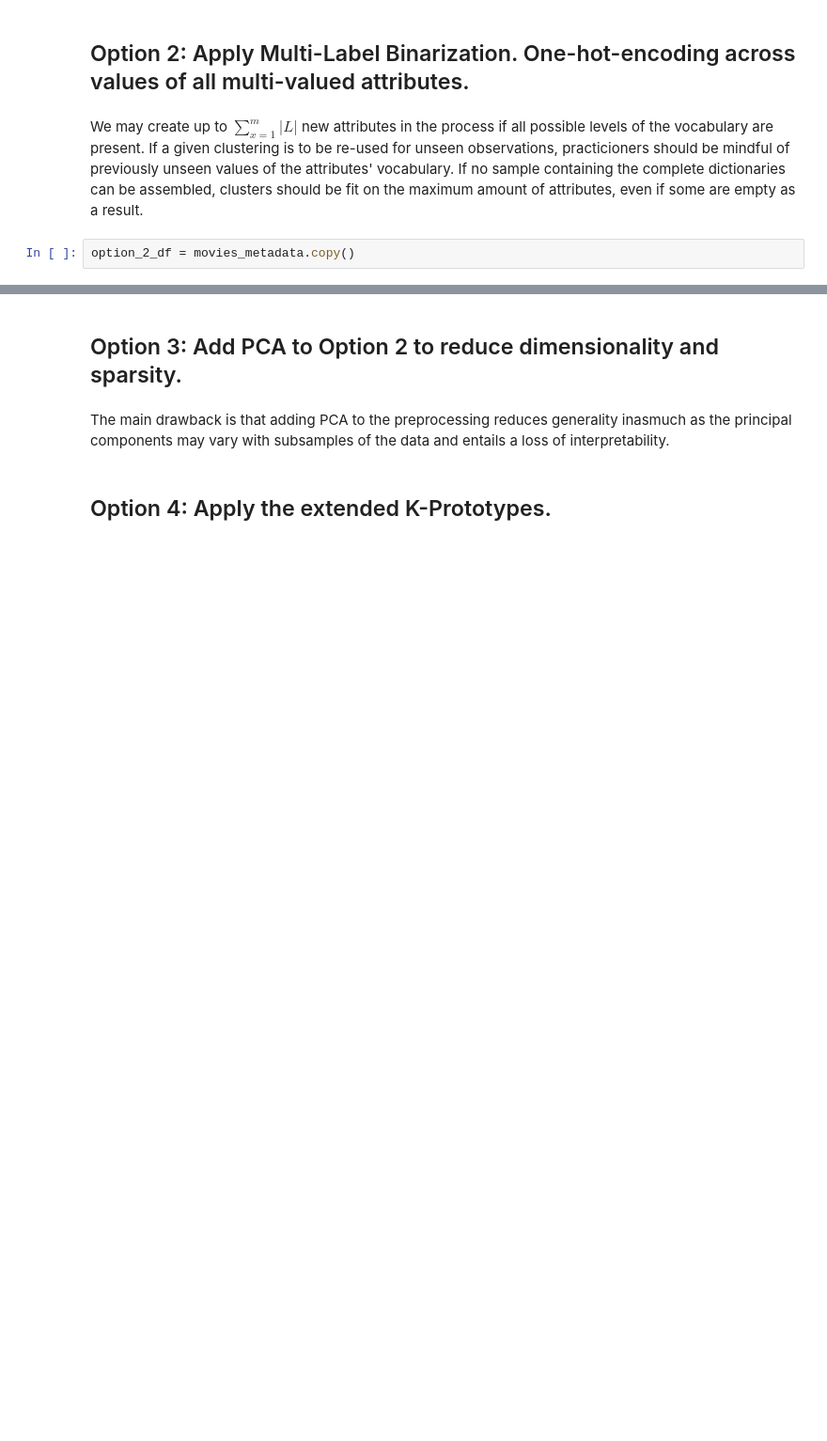
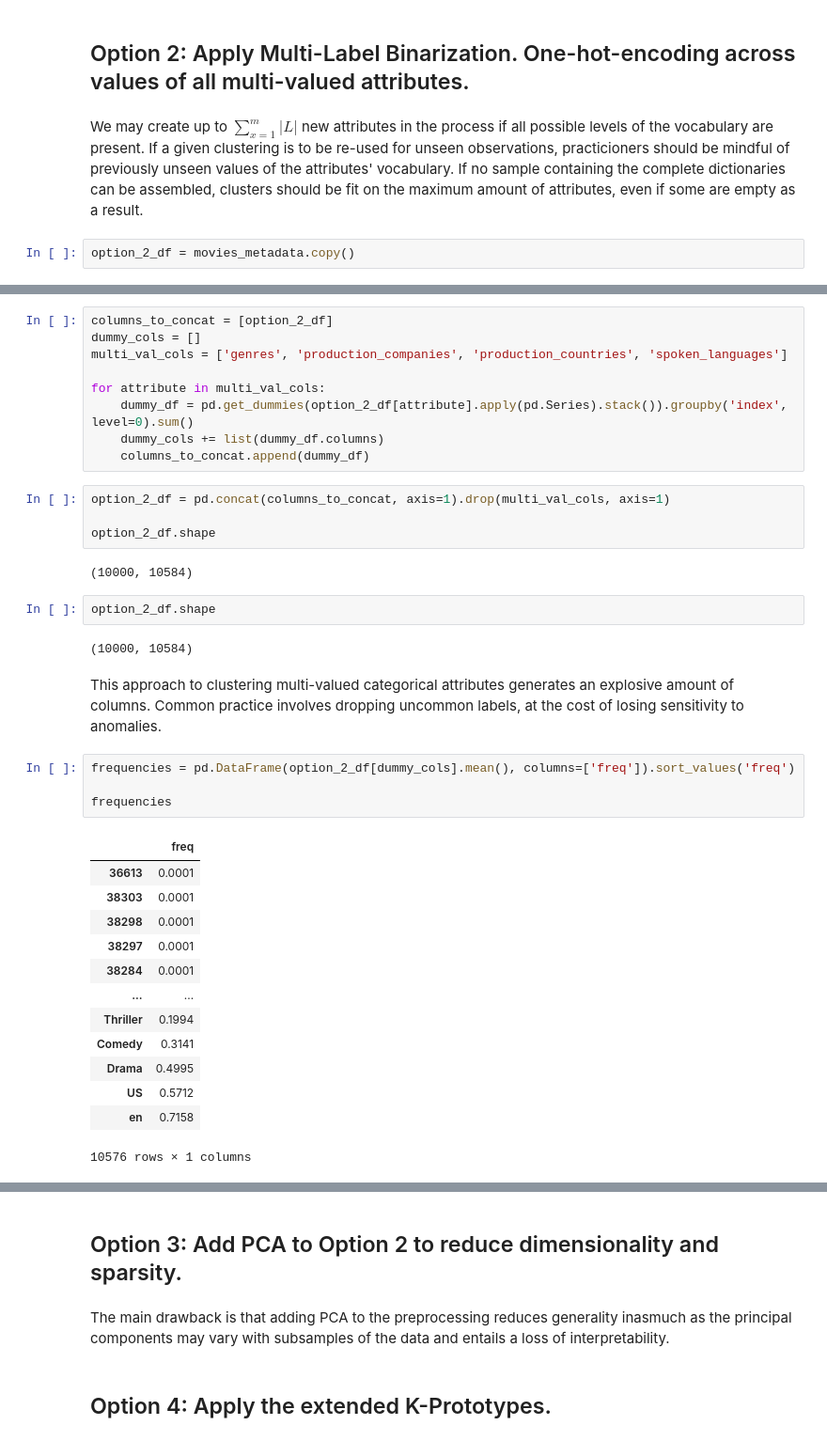
Before and after one commit to ManuelConcepcion/extended_kprototypes, a Jupyter notebook: examples/movies_metadata.ipynb, the cells around one changed output, grey strips where cells are left out. Shown: that part at 94% size. Drawn from its saved outputs; the diff is of its cells as text; blank space fills up the shorter version.

```diff
--- a/examples/movies_metadata.ipynb
+++ b/examples/movies_metadata.ipynb
@@ -531,0 +538,39 @@ option_2_df.head()
+# %%
+columns_to_concat = [option_2_df]
+dummy_cols = []
+multi_val_cols = ['genres', 'production_companies', 'production_countries', 'spoken_languages']
+
+for attribute in multi_val_cols:
+    dummy_df = pd.get_dummies(option_2_df[attribute].apply(pd.Series).stack()).groupby('index', level=0).sum()
+    dummy_cols += list(dummy_df.columns)
+    columns_to_concat.append(dummy_df)
+# %%
+option_2_df = pd.concat(columns_to_concat, axis=1).drop(multi_val_cols, axis=1)
+
+option_2_df.shape
+# %% [output]
+(10000, 10584)
+# %%
+option_2_df.shape
+# %% [output]
+(10000, 10584)
+# %% [markdown]
+This approach to clustering multi-valued categorical attributes generates an explosive amount of columns. Common practice involves dropping uncommon labels, at the cost of losing sensitivity to anomalies.
+# %%
+frequencies = pd.DataFrame(option_2_df[dummy_cols].mean(), columns=['freq']).sort_values('freq')
+
+frequencies
+# %% [output]
+|  | freq |
+| 36613 | 0.0001 |
+| 38303 | 0.0001 |
+| 38298 | 0.0001 |
+| 38297 | 0.0001 |
+| 38284 | 0.0001 |
+| ... | ... |
+| Thriller | 0.1994 |
+| Comedy | 0.3141 |
+| Drama | 0.4995 |
+| US | 0.5712 |
+| en | 0.7158 |
+10576 rows × 1 columns
```
Also changed, not shown: parts of 16 cells of this notebook.
